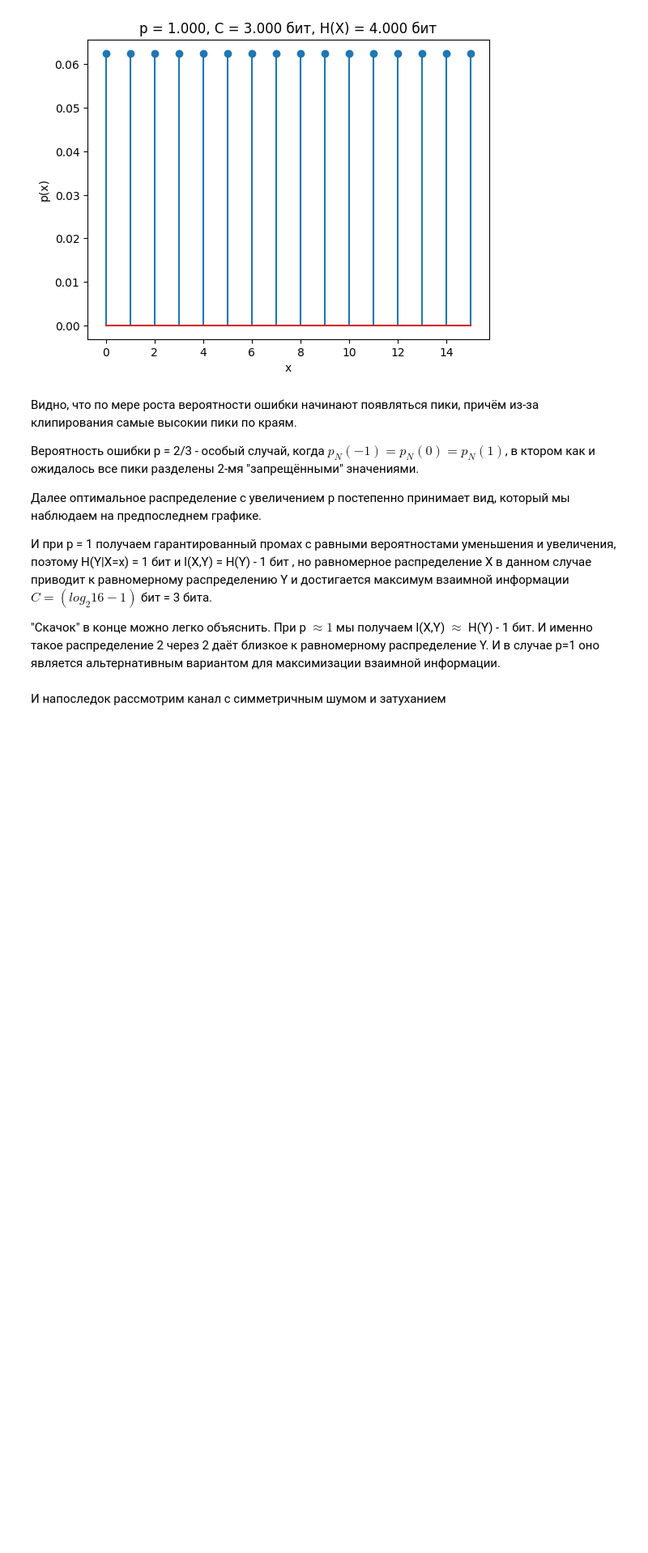
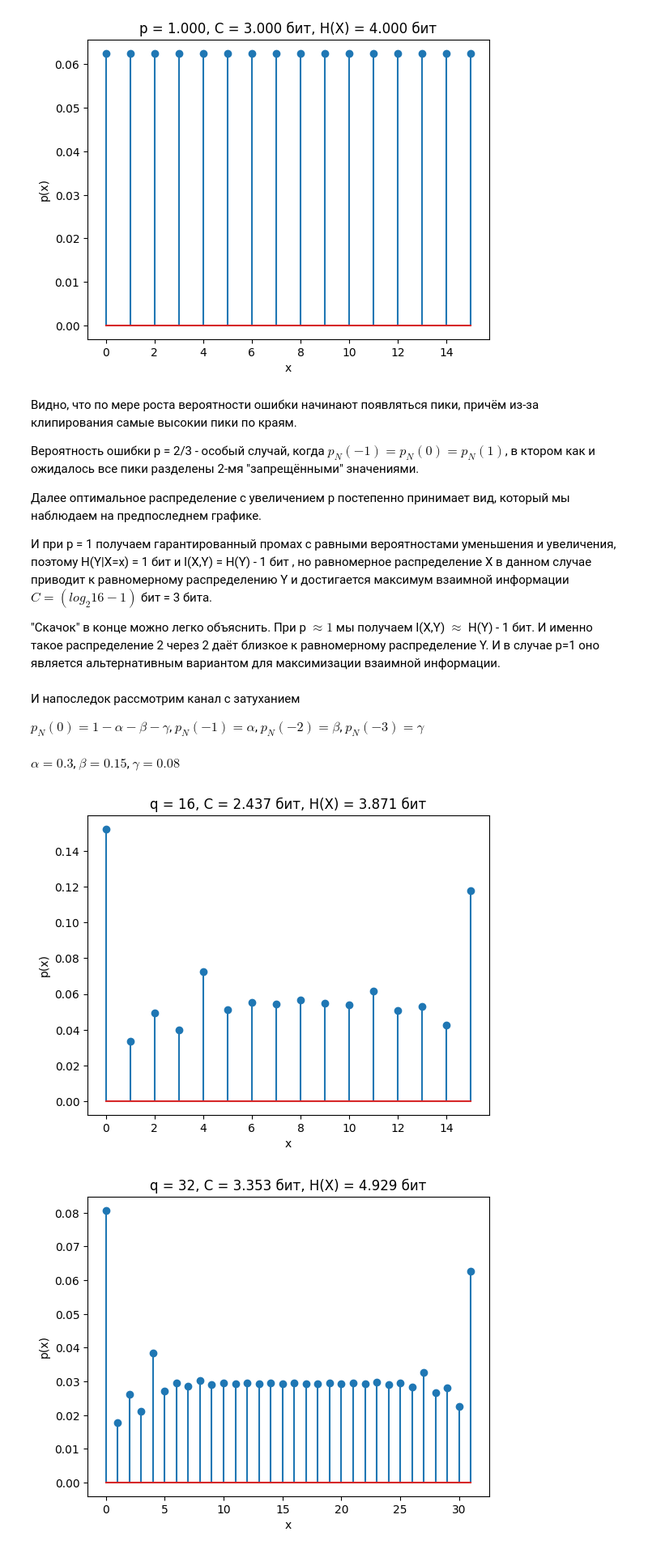
Before and after one commit to VoyakaGOD/information_theory, a Jupyter notebook: capacity_of_discrete_channels.ipynb, the cells around one changed output. Shown at 81% size. Cells and saved outputs as stored; diff of their text form; code cells hidden in the pictures; blank space fills up the shorter version.

Commit message:
measurements for noisy channel

```diff
--- a/capacity_of_discrete_channels.ipynb
+++ b/capacity_of_discrete_channels.ipynb
@@ -362,4 +362,32 @@ for p in [0.25, 0.5, 2/3, 0.75, 0.99, 1]:
 
 "Скачок" в конце можно легко объяснить. При p $\approx 1$ мы получаем I(X,Y) $\approx$ H(Y) - 1 бит. И именно такое распределение 2 через 2 даёт близкое к равномерному распределение Y. И в случае p=1 оно является альтернативным вариантом для максимизации взаимной информации.
 # %% [markdown]
-И напоследок рассмотрим канал с симметричным шумом и затуханием
+И напоследок рассмотрим канал с затуханием
+
+$p_N(0) = 1 - \alpha - \beta - \gamma$, $p_N(-1) = \alpha$, $p_N(-2) = \beta$, $p_N(-3) = \gamma$
+# %%
+class FadingChannel(NoisyChannel):
+    def __init__(self, q : int, a : float, b : float, c : float):
+        if a+b+c > 1:
+            raise ValueError("p_N(0) should be positive value.")
+        super().__init__(q, Distribution(np.array([1-a-b-c, a, b, c])), [0, -1, -2, -3])
+        self.a = a
+        self.b = b
+        self.c = c
+
+a = 0.3
+b = 0.15
+c = 0.08
+display(Markdown(f"$\\alpha = {a}$, $\\beta = {b}$, $\\gamma = {c}$"))
+for power in range(4, 7):
+    channel = FadingChannel(2**power, a, b, c)
+    C, X_opt = channel.get_C()
+    plt.xlabel("x")
+    plt.ylabel("p(x)")
+    plt.title(f"q = {channel.q}, C = {C:.3f} бит, H(X) = {H(X_opt):.3f} бит")
+    plt.stem([n for n in range(channel.q)], X_opt.p)
+    plt.show()
+# %% [output]
+$\alpha = 0.3$, $\beta = 0.15$, $\gamma = 0.08$
+[figure, added]
+[figure, added]
```
Also changed, not shown: parts of 3 cells of this notebook.
